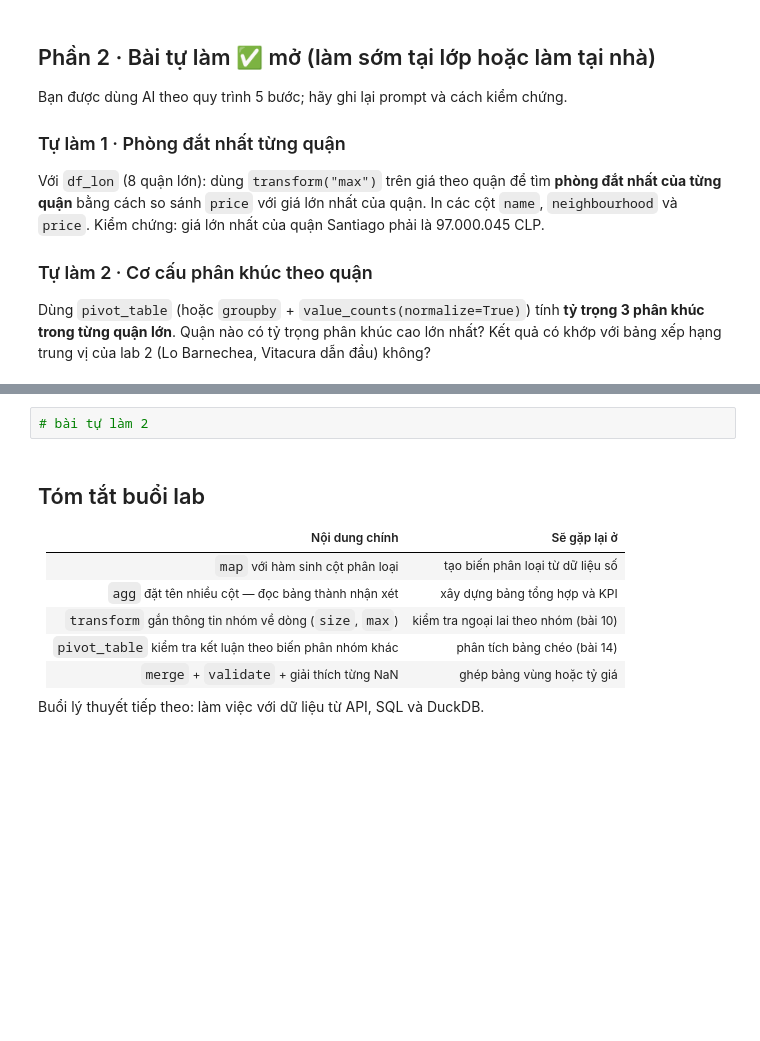
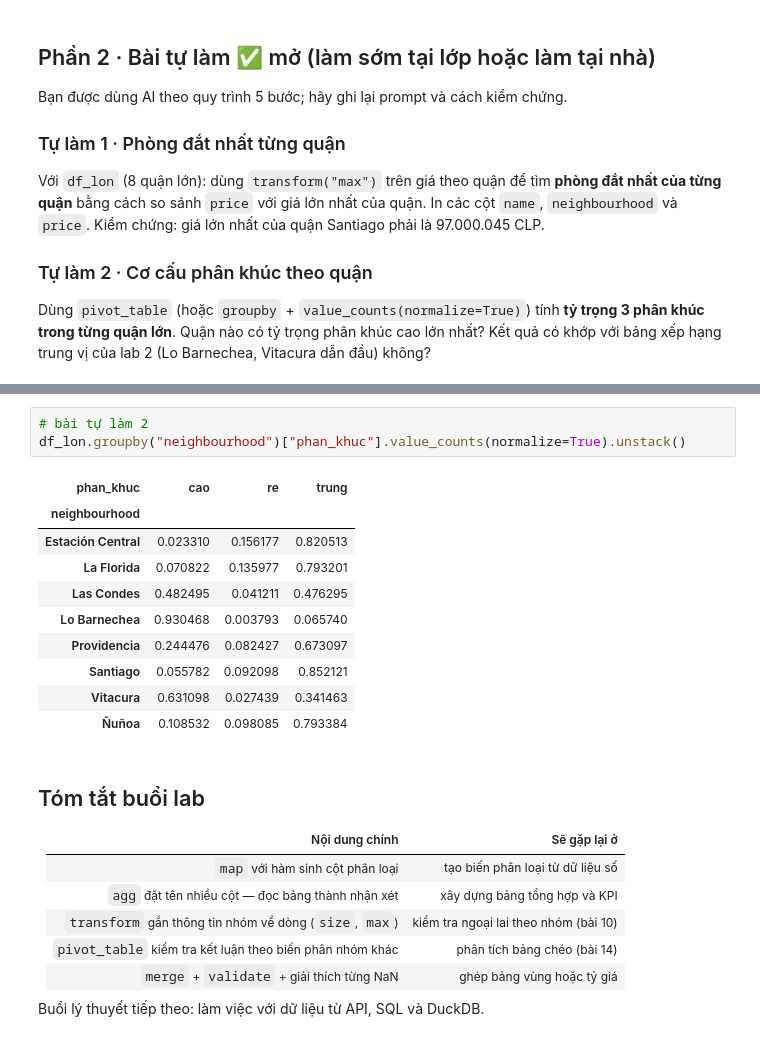
Before and after one commit to yunium2597/programming-for-data-processing, a Jupyter notebook: 2627-1/notebooks/lab-05.ipynb, the cells around one changed output, grey strips where cells are left out. Drawn from its saved outputs; the diff is of its cells as text; blank space fills up the shorter version.

```diff
--- a/2627-1/notebooks/lab-05.ipynb
+++ b/2627-1/notebooks/lab-05.ipynb
@@ -260,5 +271,17 @@ khớp với bảng xếp hạng trung vị của lab 2 (Lo Barnechea, Vitacura
 # %%
 # bài tự làm 2
+df_lon.groupby("neighbourhood")["phan_khuc"].value_counts(normalize=True).unstack()
+# %% [output]
+| phan_khuc | cao | re | trung |
+| neighbourhood |  |  |  |
+| Estación Central | 0.023310 | 0.156177 | 0.820513 |
+| La Florida | 0.070822 | 0.135977 | 0.793201 |
+| Las Condes | 0.482495 | 0.041211 | 0.476295 |
+| Lo Barnechea | 0.930468 | 0.003793 | 0.065740 |
+| Providencia | 0.244476 | 0.082427 | 0.673097 |
+| Santiago | 0.055782 | 0.092098 | 0.852121 |
+| Vitacura | 0.631098 | 0.027439 | 0.341463 |
+| Ñuñoa | 0.108532 | 0.098085 | 0.793384 |
 # %% [markdown]
 ## Tóm tắt buổi lab
 
```
Also changed, not shown: parts of 1 cell of this notebook.
